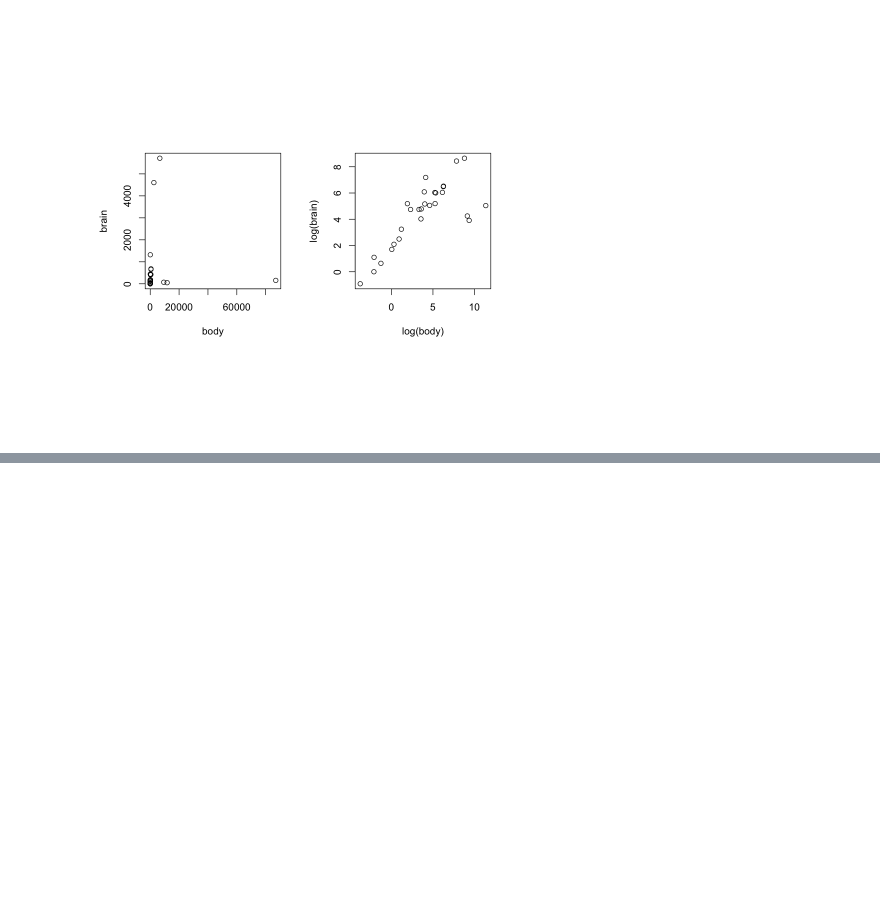
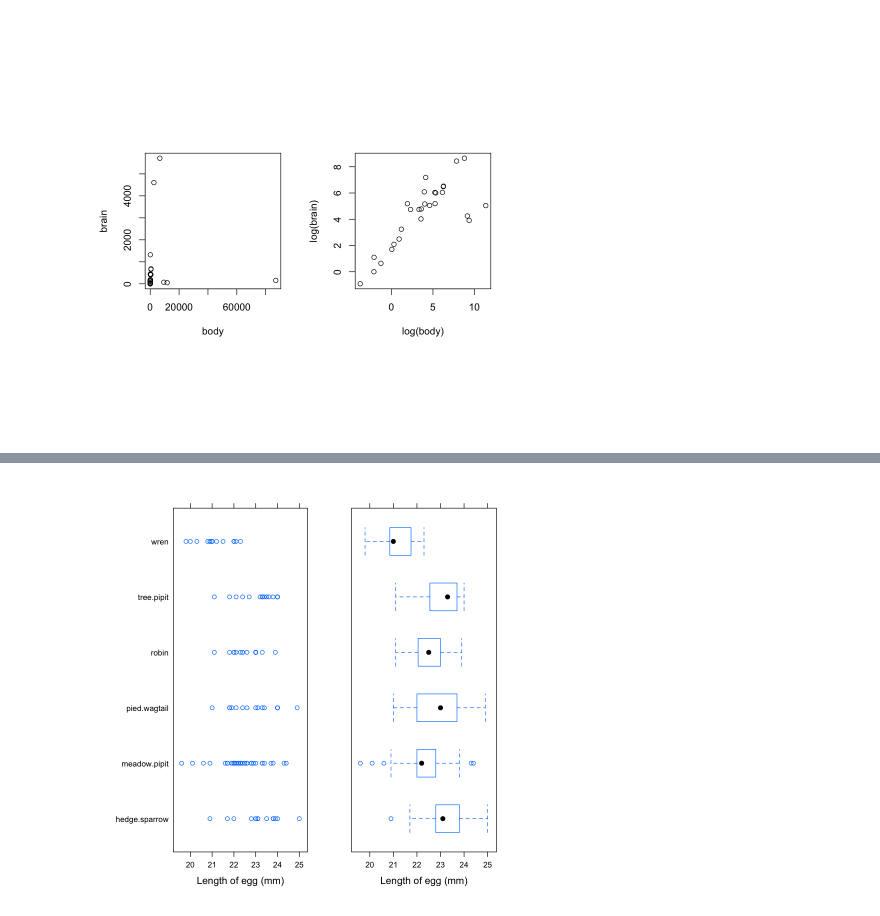
Before and after one commit to woz-u/DS-Student-Resources, a Jupyter notebook: DS102-Statistical-Programming-in-R/Examples/Data-Analysis-and-Graphics-Using-R-Section-2.ipynb, the cells around one changed output, grey strips where cells are left out. Cells and saved outputs as stored; diff of their text form; code cells hidden in the pictures; blank space fills up the shorter version.

Commit message:
updated DAAG

```diff
--- a/DS102-Statistical-Programming-in-R/Examples/Data-Analysis-and-Graphics-Using-R-Section-2.ipynb
+++ b/DS102-Statistical-Programming-in-R/Examples/Data-Analysis-and-Graphics-Using-R-Section-2.ipynb
@@ -200,0 +226,15 @@ The following object is masked from ‘package:DAAG’:
+# %%
+## For tidier labels replace ".", in several of the species names, by a space
+specnam <- with(cuckoos, sub(pattern=".", replacement=" ", levels(species), fixed=TRUE))
+# fixed=TRUE: do not interpret "." as a ‘regular expression’,
+## Panel A: Strip plot: data frame cuckoos (DAAG)
+plt1 <- stripplot(species ~ length, factor.levels=specnam, data=cuckoos)
+print(update(plt1, xlab="Length of egg (mm)"),
+position=c(0,0,0.55,1)) # xmin, ymin, xmax, ymax
+# Use print() to display lattice graphics objects
+## Panel B: Box plot
+plt2 <- bwplot(species ~ length, factor.levels=specnam, data=cuckoos)
+print(update(plt2, xlab="Length of egg (mm)", scales=list(y=list(alternating=0))),
+newpage=FALSE, position=c(0.55,0,1,1))
+# %% [output]
+[figure, added]
```
Also changed, not shown: parts of 5 cells of this notebook, 3 other files.
